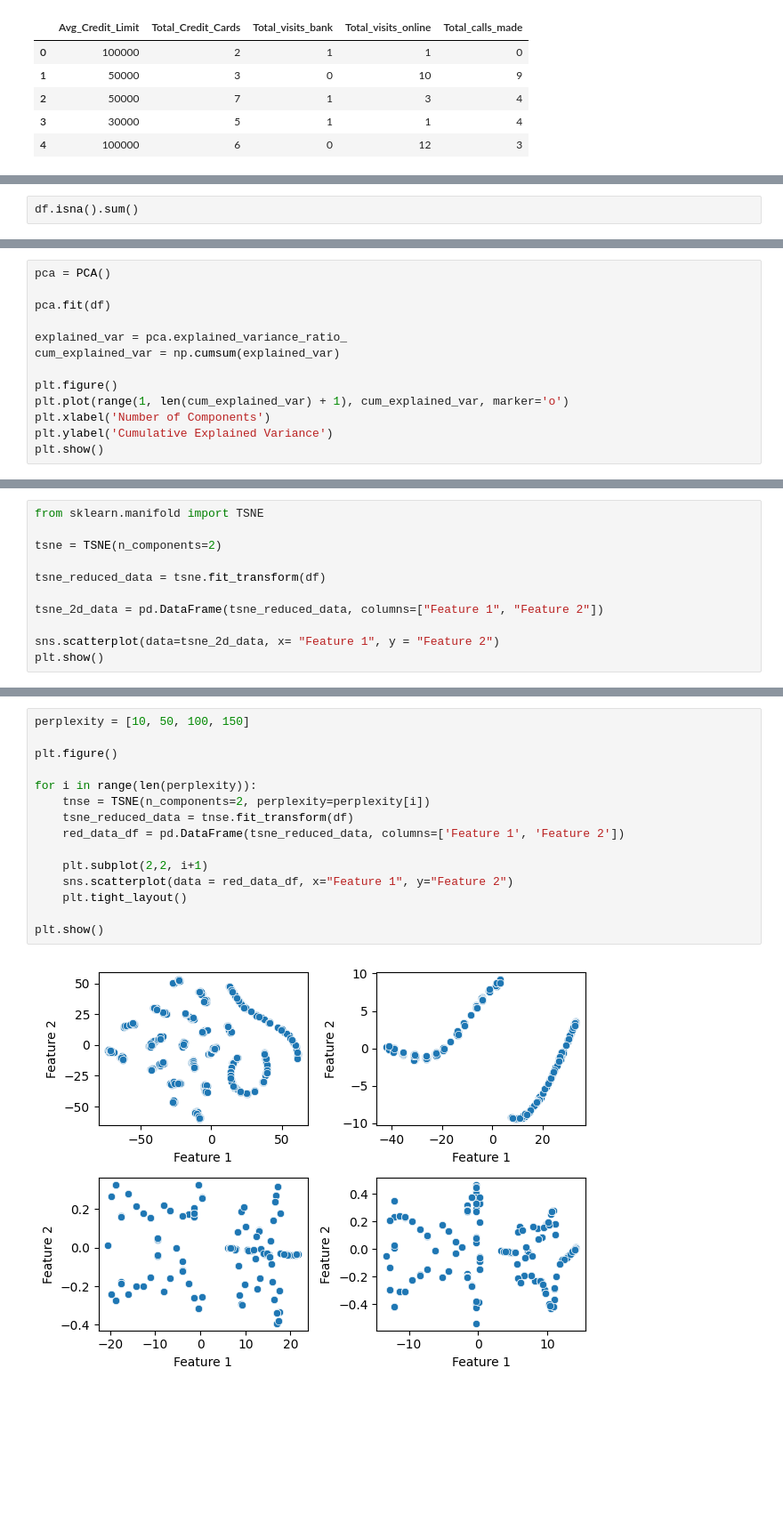
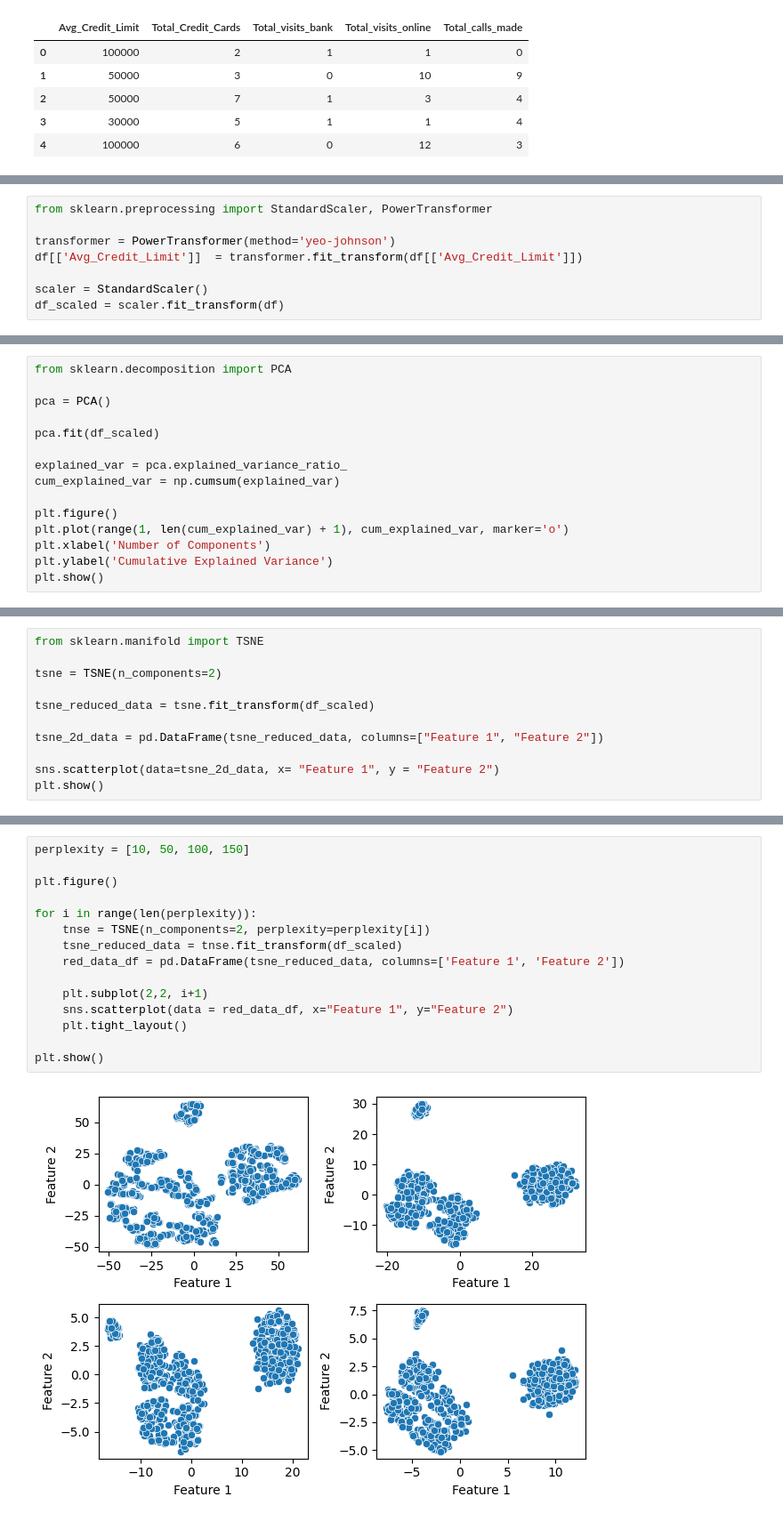
Before and after one commit to laxusgooee/itc-week_03, a Jupyter notebook: Credit_Card_Customer_Data.ipynb, the cells around one changed output, grey strips where cells are left out. Shown at 89% size. Cells and saved outputs as stored; diff of their text form; blank space fills up the shorter version.

```diff
--- a/Credit_Card_Customer_Data.ipynb
+++ b/Credit_Card_Customer_Data.ipynb
@@ -48,2 +71,8 @@ df.head()
 # %%
-df.isna().sum()
+from sklearn.preprocessing import StandardScaler, PowerTransformer
+
+transformer = PowerTransformer(method='yeo-johnson')
+df[['Avg_Credit_Limit']]  = transformer.fit_transform(df[['Avg_Credit_Limit']])
+
+scaler = StandardScaler()
+df_scaled = scaler.fit_transform(df)
@@ -61,7 +89,9 @@ df.shape
 # %%
+from sklearn.decomposition import PCA
+
 pca = PCA()
 
-pca.fit(df)
+pca.fit(df_scaled)
 
 explained_var = pca.explained_variance_ratio_
 cum_explained_var = np.cumsum(explained_var)
@@ -88,7 +118,7 @@ from sklearn.manifold import TSNE
 
 tsne = TSNE(n_components=2)
 
-tsne_reduced_data = tsne.fit_transform(df)
+tsne_reduced_data = tsne.fit_transform(df_scaled)
 
 tsne_2d_data = pd.DataFrame(tsne_reduced_data, columns=["Feature 1", "Feature 2"])
 
@@ -99,17 +129,17 @@ plt.show()
 # %%
 perplexity = [10, 50, 100, 150]
 
 plt.figure()
 
 for i in range(len(perplexity)):
     tnse = TSNE(n_components=2, perplexity=perplexity[i])
-    tsne_reduced_data = tnse.fit_transform(df)
+    tsne_reduced_data = tnse.fit_transform(df_scaled)
     red_data_df = pd.DataFrame(tsne_reduced_data, columns=['Feature 1', 'Feature 2'])
 
     plt.subplot(2,2, i+1)
     sns.scatterplot(data = red_data_df, x="Feature 1", y="Feature 2")
     plt.tight_layout()
 
 plt.show()
 # %% [output]
-[figure, old version]
+[figure, new version]
```
Also changed, not shown: parts of 26 cells of this notebook, 1 other file.
